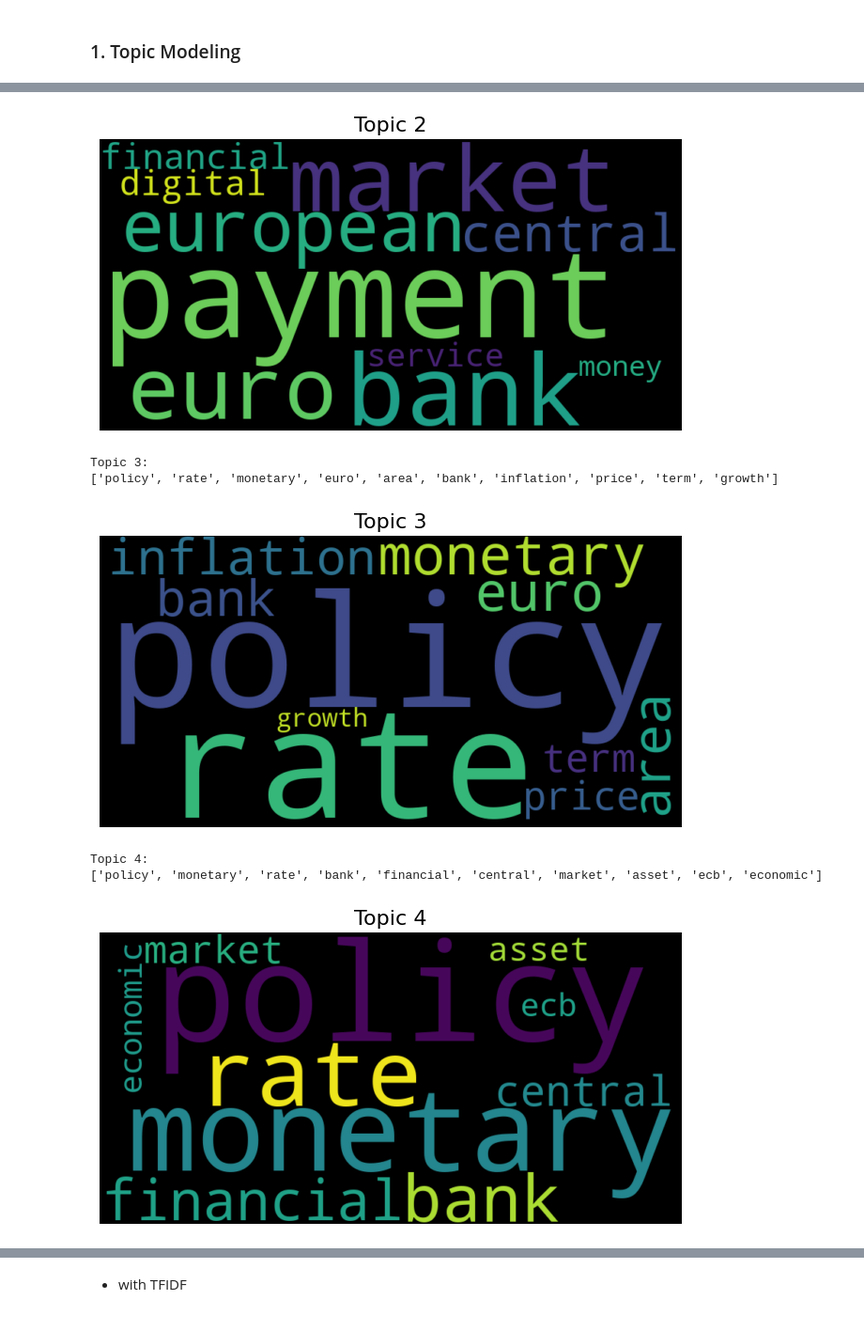
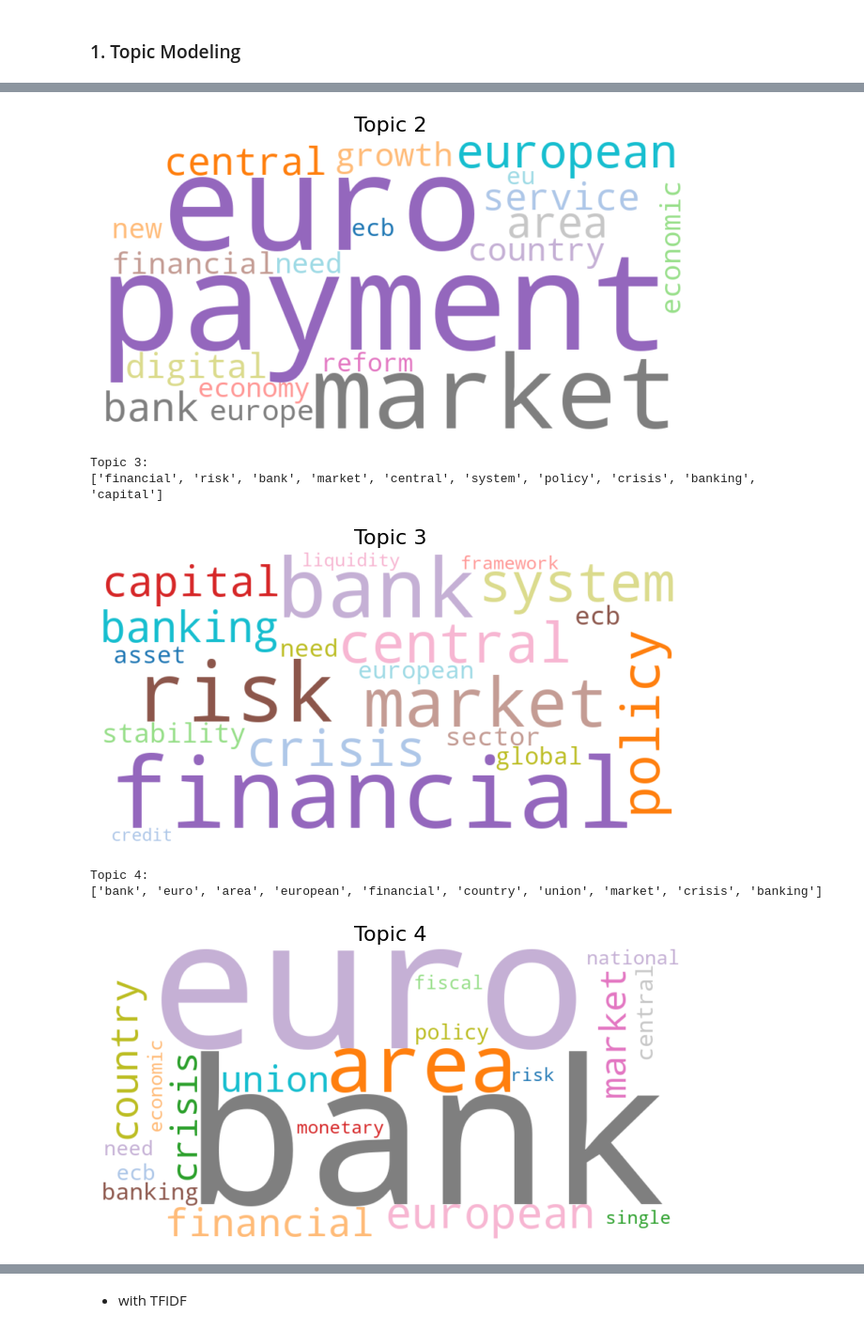
Before and after one commit to marie678/Central-Banks-Topic-Modeling-and-Sentiment-Analysis, a Jupyter notebook: projectv1.ipynb, the cells around one changed output, grey strips where cells are left out. Shown at 94% size. Cells and saved outputs as stored; diff of their text form; code cells hidden in the pictures.

```diff
--- a/projectv1.ipynb
+++ b/projectv1.ipynb
@@ -198,7 +195,7 @@ def load_central_banks_speeches_pdf(cache_dir="data", force_reload=False, progre
         speeches.to_parquet(filename)
     return speeches
 # %%
-speeches = load_central_banks_speeches_pdf(force_reload=True, progress_bar=True) # 154m32 = 2.5h
+speeches = load_central_banks_speeches_pdf(force_reload=False, progress_bar=True) # 113m39 = 2h
 speeches.head(5)
 # %% [output]
 |  | id | path | menu_id | short_title | long_title | publication_start_date | language | pdf_file_size | ... |
@@ -641,9 +670,12 @@ from gensim.models import LdaModel
 dictionary = corpora.Dictionary(speeches['processed_content_topic_modeling'])
 doc_term_matrix = [dictionary.doc2bow(doc) for doc in speeches['processed_content_topic_modeling']]
 
-# LDA model
-lda = LdaModel(corpus=doc_term_matrix, num_topics=6, id2word = dictionary, passes=10)
-topics = lda.print_topics(num_topics=8, num_words=7)
+# LDA model, 6 topics, 13 passes
+num_topics = 6
+num_passes = 13
+lda = LdaModel(corpus=doc_term_matrix, num_topics=num_topics, id2word=dictionary, passes=num_passes, alpha='auto', eta='auto')
+topics = lda.print_topics(num_topics=6, num_words=7)
+# print topics
 for i, topic in topics:
-    print(f"Topic {i}: {topic}")
+    print(f"Topic {i+1}: {topic}")
 # %% [output]
@@ -658,15 +690,14 @@ Topic 5: 0.019*"financial" + 0.017*"bank" + 0.011*"risk" + 0.011*"market" + 0.01
 num_topics = lda.num_topics
 
 for topic_id in range(num_topics):
-    # Get the top 10 words for each topic
-    top_words = lda.show_topic(topic_id, topn=10)
+    top_words = lda.show_topic(topic_id, topn=10)# Get the top 10 words for each topic
     print(f"Topic {topic_id + 1}:")
     print([word for word, prob in top_words])  # Extract just the words
     print()
 
     # wordcloud
-    words = dict(lda.show_topic(topic_id, topn=10))  # Get top 20 words for the topic
-    wordcloud = WordCloud(width=800, height=400).generate_from_frequencies(words)
+    words = dict(lda.show_topic(topic_id, topn=20))
+    wordcloud = WordCloud(width=800, height=400, colormap='tab20',background_color='white').generate_from_frequencies(words)
     plt.figure(figsize=(8, 8))
     plt.imshow(wordcloud, interpolation="bilinear")
     plt.title(f"Topic {topic_id + 1}", fontsize=16)
@@ -681,8 +712,8 @@ Topic 2:
-[figure, old version]
+[figure, new version]
 Topic 3:
-['policy', 'rate', 'monetary', 'euro', 'area', 'bank', 'inflation', 'price', 'term', 'growth']
+['financial', 'risk', 'bank', 'market', 'central', 'system', 'policy', 'crisis', 'banking', 'capital']
-[figure, old version]
+[figure, new version]
 Topic 4:
-['policy', 'monetary', 'rate', 'bank', 'financial', 'central', 'market', 'asset', 'ecb', 'economic']
+['bank', 'euro', 'area', 'european', 'financial', 'country', 'union', 'market', 'crisis', 'banking']
-[figure, old version]
+[figure, new version]
 Topic 5:
```
Also changed, not shown: parts of 89 cells of this notebook, 3 other files.
